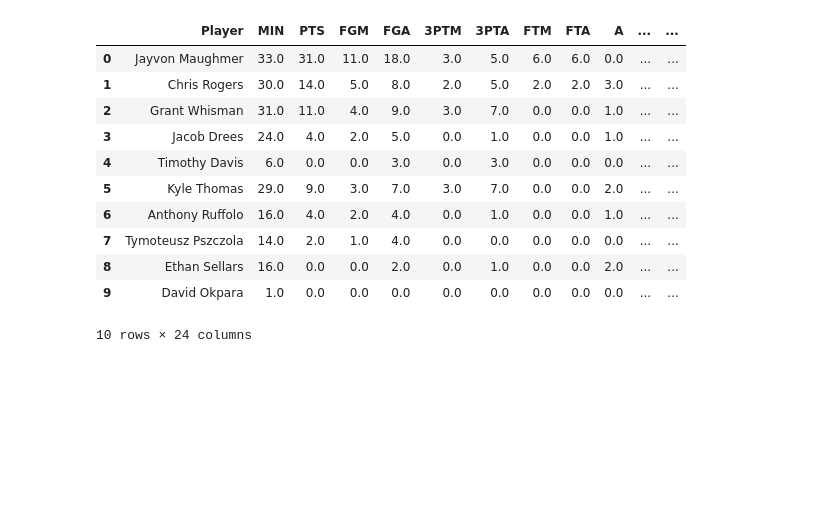
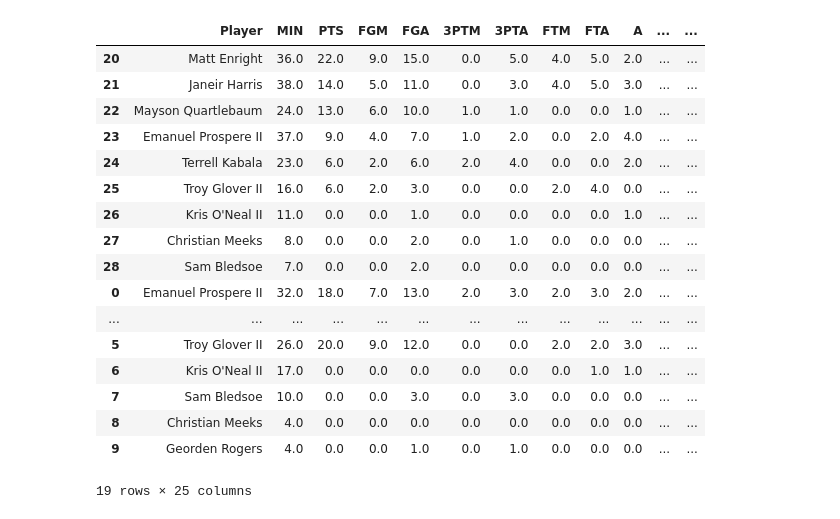
Before and after one commit to malcolmjconnor/umsl-basketball-analysis, a Jupyter notebook: notebooks/game_analysis.ipynb, the cells around one changed output. Cells and saved outputs as stored; diff of their text form; code cells hidden in the pictures; blank space fills up the shorter version.

Commit message:
cleanup, automation, added dataset

```diff
--- a/notebooks/game_analysis.ipynb
+++ b/notebooks/game_analysis.ipynb
@@ -5,21 +5,3 @@ import pandas as pd
 from tabula import read_pdf
 import numpy as np
 import os
-# %%
-# Extract the PDF file into a list of DataFrames
-input_path = "../data/men/raw/CED-11-04-23.pdf"
-output_path = "../data/men/clean/23-24/CED-11-04-23/"
-
-# Label Team Names
-team_name = 'Mo.-St. Louis'
-opp_team_name = 'Cedarville'
-
-# Choose ranges of data to scrape from PDF
-team_range = range(20, 29)
-opp_team_range = range(0, 10)
-
-dfs = read_pdf(input_path, pages="all", multiple_tables=True)
-
-# Separate the DataFrames into individual variables
-df0 = dfs[0]
-df1 = dfs[1]
@@ -25,0 +121,13 @@ df1 = dfs[1]
+# %%
+files_info = [
+    generate_files_info("../data/men/raw/CED-11-04-23.pdf", "../data/men/clean/23-24/", 'UMSL', 'Cedarville', '11-04-2023', range(20, 29), range(0, 10)),
+    generate_files_info("../data/men/raw/BENT-11-05-23.pdf", "../data/men/clean/23-24/", 'UMSL', 'Bentley', '11-05-2023', range(0, 10), range(20, 28)),
+    generate_files_info("../data/men/raw/WINO-11-16-23.pdf", "../data/men/clean/23-24/", 'UMSL', 'Winona St.', '11-16-2023', range(0, 9), range(19, 30))
+    # Add more files here...
+]
+
+all_playerStats, all_oppPlayerStats = process_files(files_info)
+
+# Export DataFrames
+all_playerStats.to_csv(files_info[0]['output_path'] + 'player_stats.csv', index=False)
+all_oppPlayerStats.to_csv(files_info[0]['output_path'] + 'opp_player_stats.csv', index=False)
@@ -141,15 +158,0 @@ playerStats
-# %%
-oppPlayerStats
-# %% [output]
-|  | Player | MIN | PTS | FGM | FGA | 3PTM | 3PTA | FTM | FTA | A | ... | ... |
-| 0 | Jayvon Maughmer | 33.0 | 31.0 | 11.0 | 18.0 | 3.0 | 5.0 | 6.0 | 6.0 | 0.0 | ... | ... |
-| 1 | Chris Rogers | 30.0 | 14.0 | 5.0 | 8.0 | 2.0 | 5.0 | 2.0 | 2.0 | 3.0 | ... | ... |
-| 2 | Grant Whisman | 31.0 | 11.0 | 4.0 | 9.0 | 3.0 | 7.0 | 0.0 | 0.0 | 1.0 | ... | ... |
-| 3 | Jacob Drees | 24.0 | 4.0 | 2.0 | 5.0 | 0.0 | 1.0 | 0.0 | 0.0 | 1.0 | ... | ... |
-| 4 | Timothy Davis | 6.0 | 0.0 | 0.0 | 3.0 | 0.0 | 3.0 | 0.0 | 0.0 | 0.0 | ... | ... |
-| 5 | Kyle Thomas | 29.0 | 9.0 | 3.0 | 7.0 | 3.0 | 7.0 | 0.0 | 0.0 | 2.0 | ... | ... |
-| 6 | Anthony Ruffolo | 16.0 | 4.0 | 2.0 | 4.0 | 0.0 | 1.0 | 0.0 | 0.0 | 1.0 | ... | ... |
-| 7 | Tymoteusz Pszczola | 14.0 | 2.0 | 1.0 | 4.0 | 0.0 | 0.0 | 0.0 | 0.0 | 0.0 | ... | ... |
-| 8 | Ethan Sellars | 16.0 | 0.0 | 0.0 | 2.0 | 0.0 | 1.0 | 0.0 | 0.0 | 2.0 | ... | ... |
-| 9 | David Okpara | 1.0 | 0.0 | 0.0 | 0.0 | 0.0 | 0.0 | 0.0 | 0.0 | 0.0 | ... | ... |
-10 rows × 24 columns
@@ -168,0 +159,21 @@ export_to_csv(output_path, score, playerStats, oppPlayerStats)
+# %%
+all_playerStats
+# %% [output]
+|  | Player | MIN | PTS | FGM | FGA | 3PTM | 3PTA | FTM | FTA | A | ... | ... |
+| 20 | Matt Enright | 36.0 | 22.0 | 9.0 | 15.0 | 0.0 | 5.0 | 4.0 | 5.0 | 2.0 | ... | ... |
+| 21 | Janeir Harris | 38.0 | 14.0 | 5.0 | 11.0 | 0.0 | 3.0 | 4.0 | 5.0 | 3.0 | ... | ... |
+| 22 | Mayson Quartlebaum | 24.0 | 13.0 | 6.0 | 10.0 | 1.0 | 1.0 | 0.0 | 0.0 | 1.0 | ... | ... |
+| 23 | Emanuel Prospere II | 37.0 | 9.0 | 4.0 | 7.0 | 1.0 | 2.0 | 0.0 | 2.0 | 4.0 | ... | ... |
+| 24 | Terrell Kabala | 23.0 | 6.0 | 2.0 | 6.0 | 2.0 | 4.0 | 0.0 | 0.0 | 2.0 | ... | ... |
+| 25 | Troy Glover II | 16.0 | 6.0 | 2.0 | 3.0 | 0.0 | 0.0 | 2.0 | 4.0 | 0.0 | ... | ... |
+| 26 | Kris O'Neal II | 11.0 | 0.0 | 0.0 | 1.0 | 0.0 | 0.0 | 0.0 | 0.0 | 1.0 | ... | ... |
+| 27 | Christian Meeks | 8.0 | 0.0 | 0.0 | 2.0 | 0.0 | 1.0 | 0.0 | 0.0 | 0.0 | ... | ... |
+| 28 | Sam Bledsoe | 7.0 | 0.0 | 0.0 | 2.0 | 0.0 | 0.0 | 0.0 | 0.0 | 0.0 | ... | ... |
+| 0 | Emanuel Prospere II | 32.0 | 18.0 | 7.0 | 13.0 | 2.0 | 3.0 | 2.0 | 3.0 | 2.0 | ... | ... |
+| ... | ... | ... | ... | ... | ... | ... | ... | ... | ... | ... | ... | ... |
+| 5 | Troy Glover II | 26.0 | 20.0 | 9.0 | 12.0 | 0.0 | 0.0 | 2.0 | 2.0 | 3.0 | ... | ... |
+| 6 | Kris O'Neal II | 17.0 | 0.0 | 0.0 | 0.0 | 0.0 | 0.0 | 0.0 | 1.0 | 1.0 | ... | ... |
+| 7 | Sam Bledsoe | 10.0 | 0.0 | 0.0 | 3.0 | 0.0 | 3.0 | 0.0 | 0.0 | 0.0 | ... | ... |
+| 8 | Christian Meeks | 4.0 | 0.0 | 0.0 | 0.0 | 0.0 | 0.0 | 0.0 | 0.0 | 0.0 | ... | ... |
+| 9 | Georden Rogers | 4.0 | 0.0 | 0.0 | 1.0 | 0.0 | 1.0 | 0.0 | 0.0 | 0.0 | ... | ... |
+19 rows × 25 columns
```
Also changed, not shown: parts of 7 cells of this notebook, 9 other files.
